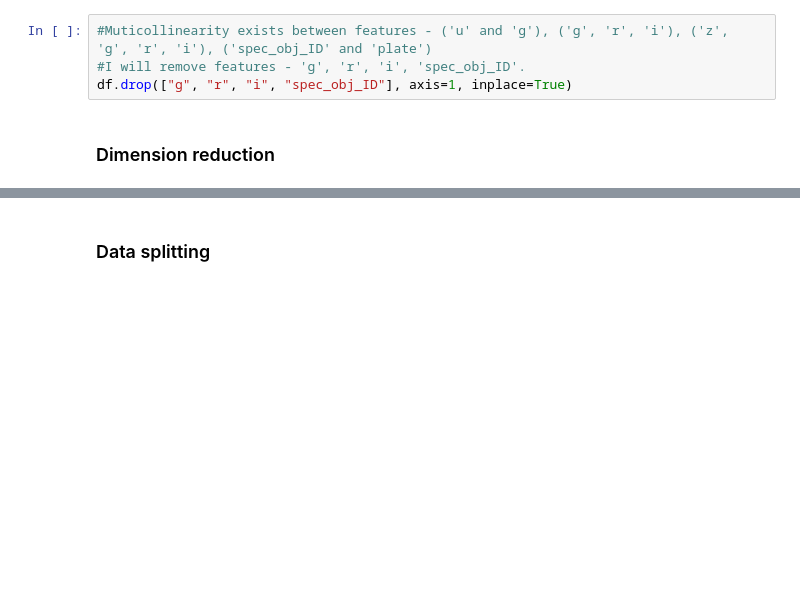
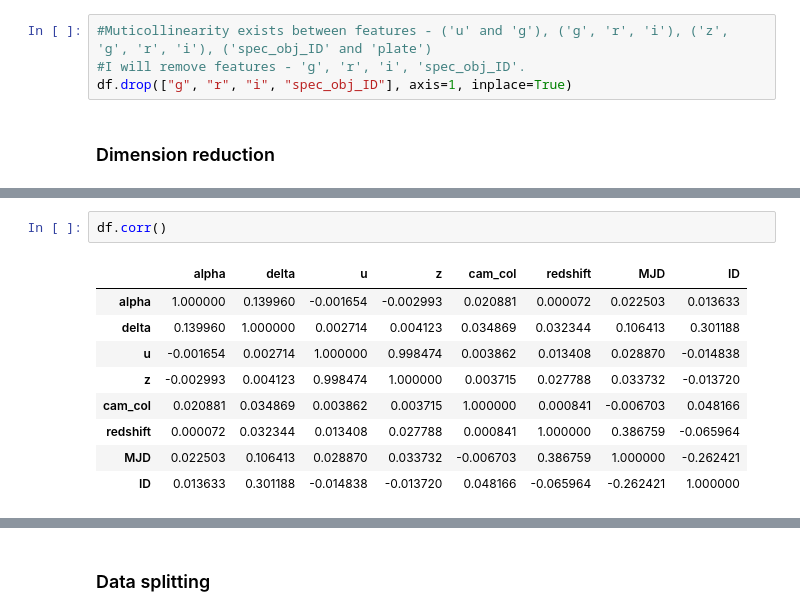
Before and after one commit to MuneraAlRajhi/StellarDatasetML, a Jupyter notebook: Stellar_EDA.ipynb, the cells around one changed output, grey strips where cells are left out. Drawn from its saved outputs; the diff is of its cells as text; blank space fills up the shorter version.

```diff
--- a/Stellar_EDA.ipynb
+++ b/Stellar_EDA.ipynb
@@ -162,0 +221,12 @@ df.drop(["g", "r", "i", "spec_obj_ID"], axis=1, inplace=True)
+# %%
+df.corr()
+# %% [output]
+|  | alpha | delta | u | z | cam_col | redshift | MJD | ID |
+| alpha | 1.000000 | 0.139960 | -0.001654 | -0.002993 | 0.020881 | 0.000072 | 0.022503 | 0.013633 |
+| delta | 0.139960 | 1.000000 | 0.002714 | 0.004123 | 0.034869 | 0.032344 | 0.106413 | 0.301188 |
+| u | -0.001654 | 0.002714 | 1.000000 | 0.998474 | 0.003862 | 0.013408 | 0.028870 | -0.014838 |
+| z | -0.002993 | 0.004123 | 0.998474 | 1.000000 | 0.003715 | 0.027788 | 0.033732 | -0.013720 |
+| cam_col | 0.020881 | 0.034869 | 0.003862 | 0.003715 | 1.000000 | 0.000841 | -0.006703 | 0.048166 |
+| redshift | 0.000072 | 0.032344 | 0.013408 | 0.027788 | 0.000841 | 1.000000 | 0.386759 | -0.065964 |
+| MJD | 0.022503 | 0.106413 | 0.028870 | 0.033732 | -0.006703 | 0.386759 | 1.000000 | -0.262421 |
+| ID | 0.013633 | 0.301188 | -0.014838 | -0.013720 | 0.048166 | -0.065964 | -0.262421 | 1.000000 |
```
Also changed, not shown: parts of 9 cells of this notebook.
